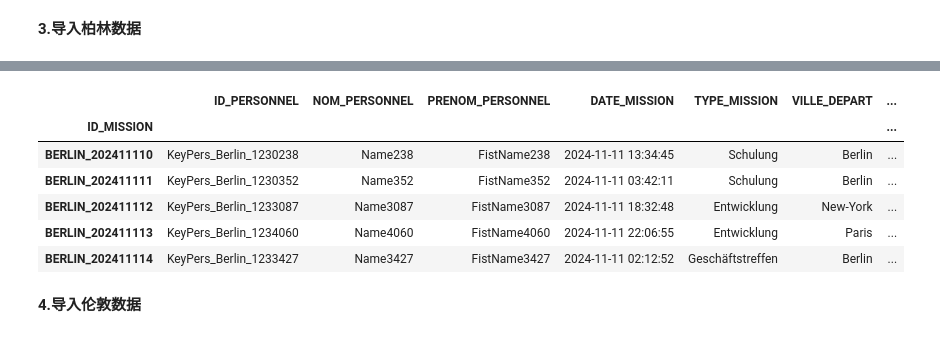
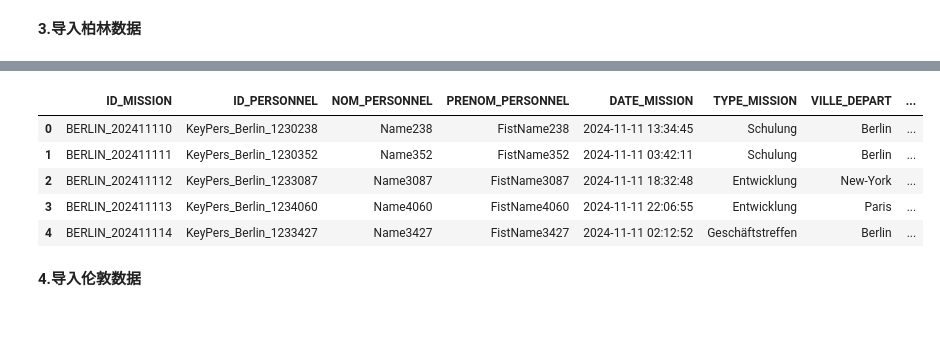
Before and after one commit to lvga1228/NF26_DATAWAREHOUSE, a Jupyter notebook: BDD_BGES/zang_analysis_data.ipynb, the cells around one changed output, grey strips where cells are left out. Cells and saved outputs as stored; diff of their text form; code cells hidden in the pictures.

```diff
--- a/BDD_BGES/zang_analysis_data.ipynb
+++ b/BDD_BGES/zang_analysis_data.ipynb
@@ -111,14 +88,13 @@ psdf_informatique_berlin.head(5)
 # %%
-psdf_mission_berlin=ps.read_csv('/Users/ordi_de_lvga/Documents/nf26_td/projet/BDD_BGES/BDD_BGES_BERLIN/BDD_BGES_BERLIN_MISSION', sep=';',index_col='ID_MISSION')
+psdf_mission_berlin=ps.read_csv('/Users/ordi_de_lvga/Documents/nf26_td/projet/BDD_BGES/BDD_BGES_BERLIN/BDD_BGES_BERLIN_MISSION', sep=';')
 psdf_mission_berlin.head(5)
 # %% [output]
-|  | ID_PERSONNEL | NOM_PERSONNEL | PRENOM_PERSONNEL | DATE_MISSION | TYPE_MISSION | VILLE_DEPART | ... |
-| ID_MISSION |  |  |  |  |  |  | ... |
-| BERLIN_202411110 | KeyPers_Berlin_1230238 | Name238 | FistName238 | 2024-11-11 13:34:45 | Schulung | Berlin | ... |
-| BERLIN_202411111 | KeyPers_Berlin_1230352 | Name352 | FistName352 | 2024-11-11 03:42:11 | Schulung | Berlin | ... |
-| BERLIN_202411112 | KeyPers_Berlin_1233087 | Name3087 | FistName3087 | 2024-11-11 18:32:48 | Entwicklung | New-York | ... |
-| BERLIN_202411113 | KeyPers_Berlin_1234060 | Name4060 | FistName4060 | 2024-11-11 22:06:55 | Entwicklung | Paris | ... |
-| BERLIN_202411114 | KeyPers_Berlin_1233427 | Name3427 | FistName3427 | 2024-11-11 02:12:52 | Geschäftstreffen | Berlin | ... |
+|  | ID_MISSION | ID_PERSONNEL | NOM_PERSONNEL | PRENOM_PERSONNEL | DATE_MISSION | TYPE_MISSION | VILLE_DEPART | ... |
+| 0 | BERLIN_202411110 | KeyPers_Berlin_1230238 | Name238 | FistName238 | 2024-11-11 13:34:45 | Schulung | Berlin | ... |
+| 1 | BERLIN_202411111 | KeyPers_Berlin_1230352 | Name352 | FistName352 | 2024-11-11 03:42:11 | Schulung | Berlin | ... |
+| 2 | BERLIN_202411112 | KeyPers_Berlin_1233087 | Name3087 | FistName3087 | 2024-11-11 18:32:48 | Entwicklung | New-York | ... |
+| 3 | BERLIN_202411113 | KeyPers_Berlin_1234060 | Name4060 | FistName4060 | 2024-11-11 22:06:55 | Entwicklung | Paris | ... |
+| 4 | BERLIN_202411114 | KeyPers_Berlin_1233427 | Name3427 | FistName3427 | 2024-11-11 02:12:52 | Geschäftstreffen | Berlin | ... |
 # %% [markdown]
 **4.导入伦敦数据**
 # %%
```
Also changed, not shown: parts of 42 cells of this notebook, 1 other file.
